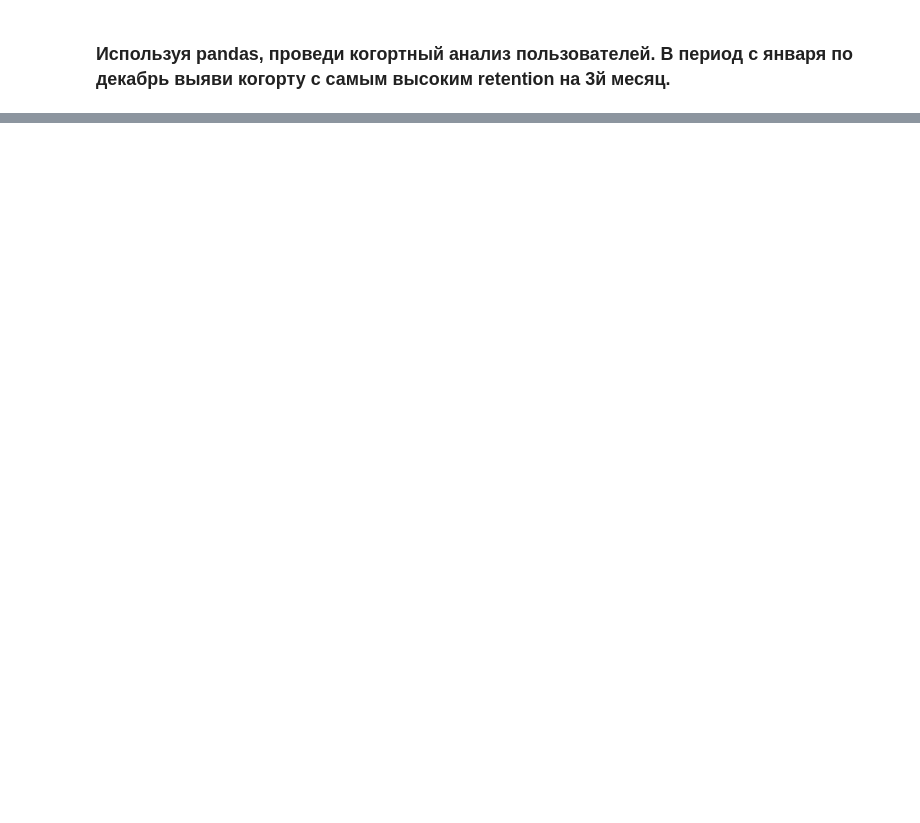
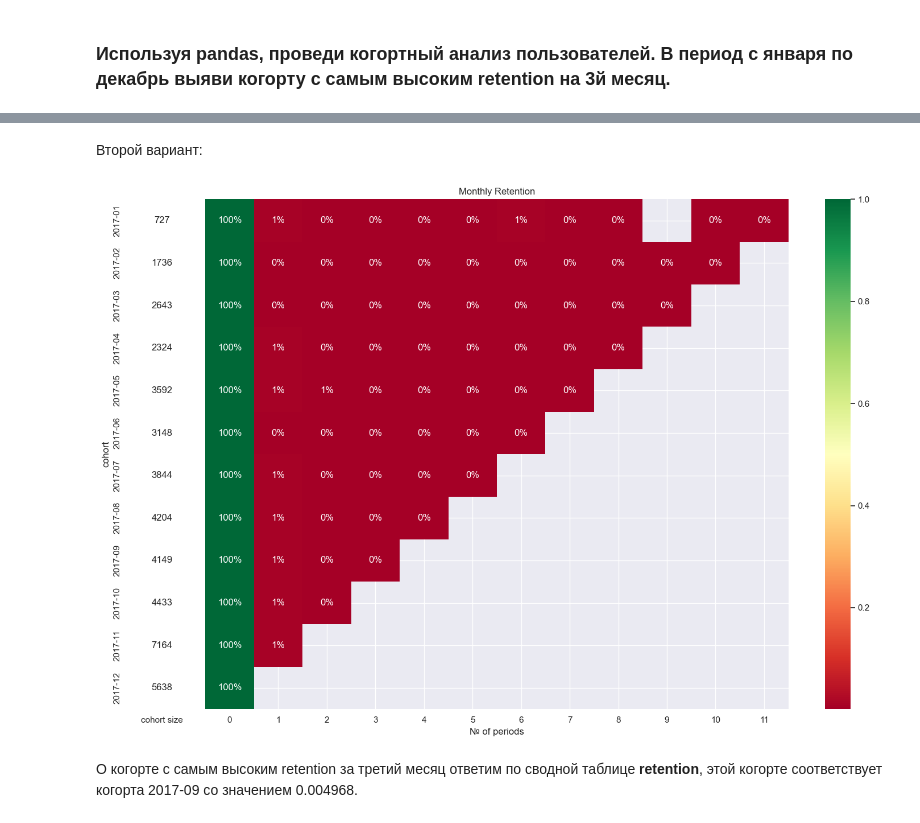
Before and after one commit to MikhailRMA/WorkSpace, a Jupyter notebook: Project_6/Project_6.ipynb, the cells around one changed output, grey strips where cells are left out. Cells and saved outputs as stored; diff of their text form; code cells hidden in the pictures; blank space fills up the shorter version.

```diff
--- a/Project_6/Project_6.ipynb
+++ b/Project_6/Project_6.ipynb
@@ -335,0 +423,3 @@ purchase_counts.round(2)
+# %%
+cohort_size = cohort_pivot.iloc[:, 0]
+retention = cohort_pivot.divide(cohort_size, axis=0)
@@ -335,0 +451,26 @@ purchase_counts.round(2)
+# %% [markdown]
+Второй вариант:
+# %%
+fig, ax = plt.subplots(1, 2, figsize=(15, 10), sharey=True, gridspec_kw={'width_ratios': [1, 11]})
+
+sns.heatmap(retention,
+            mask=retention.isnull(),
+            annot=True,
+            fmt='.0%',
+            cmap='RdYlGn',
+            ax=ax[1])
+ax[1].set_title('Monthly Retention', fontsize=12)
+ax[1].set(xlabel='№ of periods', ylabel='')
+cohort_size_df = pd.DataFrame(cohort_size).rename(columns={0: 'cohort size'})
+white_cmap = ListedColormap(['white'])
+sns.heatmap(cohort_size_df,
+            annot=True,
+            cbar=False,
+            fmt='g',
+            cmap=white_cmap,
+            ax=ax[0])
+fig.tight_layout()
+# %% [output]
+[figure, added]
+# %% [markdown]
+О когорте с самым высоким retention за третий месяц ответим по сводной таблице __retention__, этой когорте соответствует когорта 2017-09 со значением 0.004968.
```
Also changed, not shown: parts of 14 cells of this notebook.
